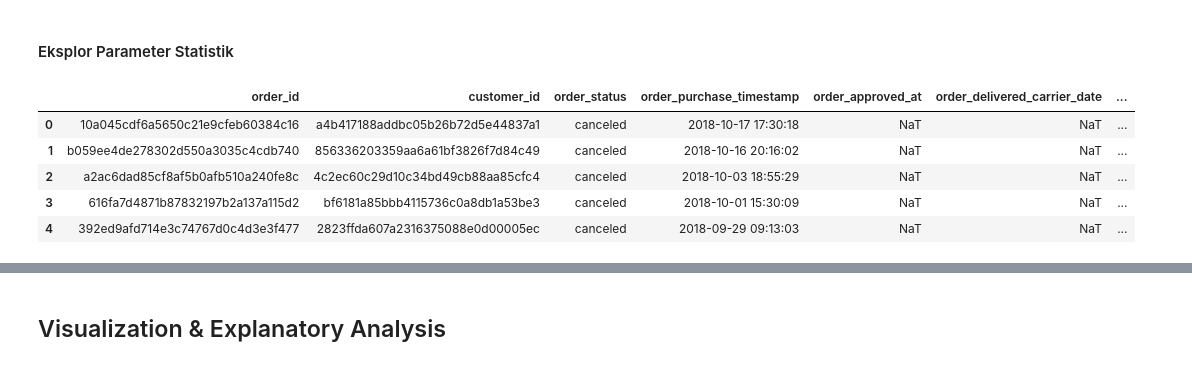
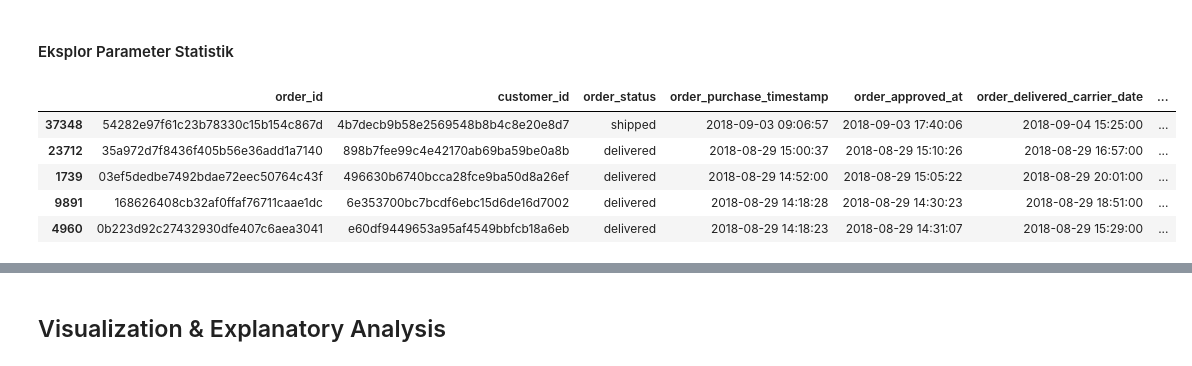
Before and after one commit to f2rra/dicoding, a Jupyter notebook: belajar-analisis-data-dengan-python/Proyek_Analisis_Data.ipynb, the cells around one changed output, grey strips where cells are left out. Cells and saved outputs as stored; diff of their text form; code cells hidden in the pictures.

```diff
--- a/belajar-analisis-data-dengan-python/Proyek_Analisis_Data.ipynb
+++ b/belajar-analisis-data-dengan-python/Proyek_Analisis_Data.ipynb
@@ -965,15 +1114,14 @@ df5_clean.isnull().sum()
 #### Eksplor Parameter Statistik
 # %%
 # Melihat df1
-df1.reset_index(drop=True, inplace=True)
 df1.head()
 # %% [output]
 |  | order_id | customer_id | order_status | order_purchase_timestamp | order_approved_at | order_delivered_carrier_date | ... |
-| 0 | 10a045cdf6a5650c21e9cfeb60384c16 | a4b417188addbc05b26b72d5e44837a1 | canceled | 2018-10-17 17:30:18 | NaT | NaT | ... |
-| 1 | b059ee4de278302d550a3035c4cdb740 | 856336203359aa6a61bf3826f7d84c49 | canceled | 2018-10-16 20:16:02 | NaT | NaT | ... |
-| 2 | a2ac6dad85cf8af5b0afb510a240fe8c | 4c2ec60c29d10c34bd49cb88aa85cfc4 | canceled | 2018-10-03 18:55:29 | NaT | NaT | ... |
-| 3 | 616fa7d4871b87832197b2a137a115d2 | bf6181a85bbb4115736c0a8db1a53be3 | canceled | 2018-10-01 15:30:09 | NaT | NaT | ... |
-| 4 | 392ed9afd714e3c74767d0c4d3e3f477 | 2823ffda607a2316375088e0d00005ec | canceled | 2018-09-29 09:13:03 | NaT | NaT | ... |
+| 37348 | 54282e97f61c23b78330c15b154c867d | 4b7decb9b58e2569548b8b4c8e20e8d7 | shipped | 2018-09-03 09:06:57 | 2018-09-03 17:40:06 | 2018-09-04 15:25:00 | ... |
+| 23712 | 35a972d7f8436f405b56e36add1a7140 | 898b7fee99c4e42170ab69ba59be0a8b | delivered | 2018-08-29 15:00:37 | 2018-08-29 15:10:26 | 2018-08-29 16:57:00 | ... |
+| 1739 | 03ef5dedbe7492bdae72eec50764c43f | 496630b6740bcca28fce9ba50d8a26ef | delivered | 2018-08-29 14:52:00 | 2018-08-29 15:05:22 | 2018-08-29 20:01:00 | ... |
+| 9891 | 168626408cb32af0ffaf76711caae1dc | 6e353700bc7bcdf6ebc15d6de16d7002 | delivered | 2018-08-29 14:18:28 | 2018-08-29 14:30:23 | 2018-08-29 18:51:00 | ... |
+| 4960 | 0b223d92c27432930dfe407c6aea3041 | e60df9449653a95af4549bbfcb18a6eb | delivered | 2018-08-29 14:18:23 | 2018-08-29 14:31:07 | 2018-08-29 15:29:00 | ... |
 # %%
 # Melihat tanggal pesanan terlama dan terbaru
 df1.order_purchase_timestamp.describe().loc[['min','max']]
```
Also changed, not shown: parts of 162 cells of this notebook.
